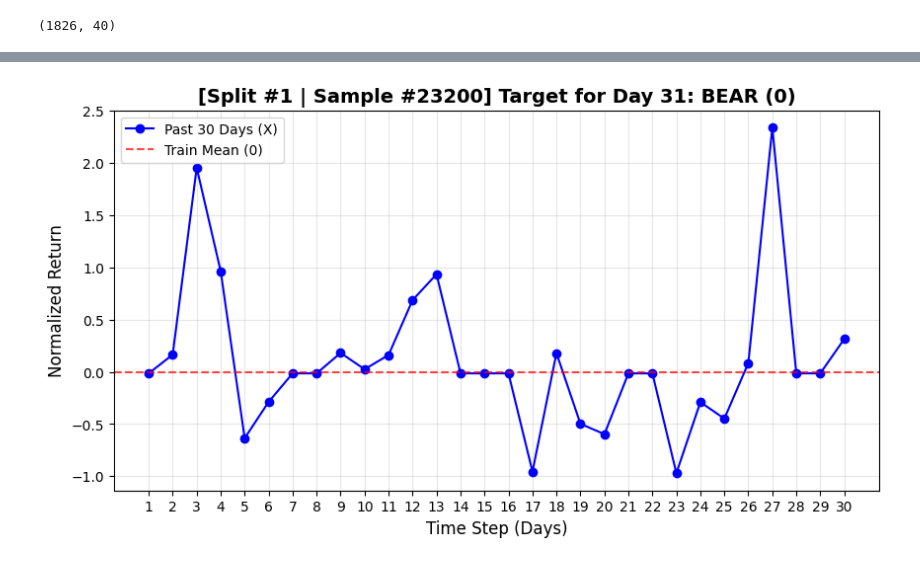
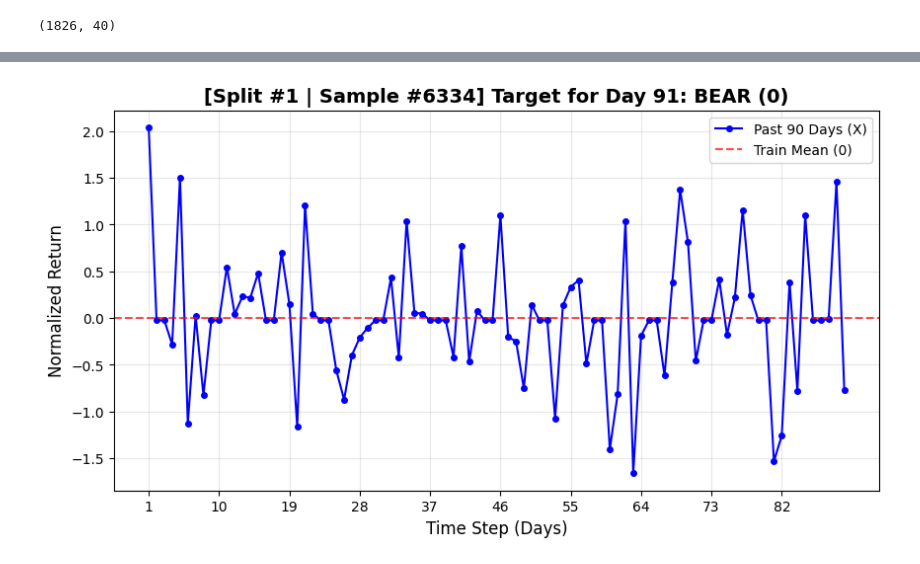
Before and after one commit to FredrickNam/StockPricePrediction, a Jupyter notebook: notebooks/Changwoo Nam/week06-2.ipynb, the cells around one changed output, grey strips where cells are left out. Cells and saved outputs as stored; diff of their text form; code cells hidden in the pictures.

```diff
--- a/notebooks/Changwoo Nam/week06-2.ipynb
+++ b/notebooks/Changwoo Nam/week06-2.ipynb
@@ -162,38 +154,46 @@ for idx, (X_tr, y_tr, X_te, y_te) in enumerate(splits_30):
 # %%
 import matplotlib.pyplot as plt
 import random
 import numpy as np
 
-# 1. 3개의 연구 세트 중 구경하고 싶은 세트 선택 (0: 1회차, 1: 2회차, 2: 3회차)
+# 1. 연구 세트 선택 (0번 ~ 8번 입력 가능)
 target_split = 0
 
-# 선택한 세트에서 Train 데이터와 정답지만 쏙 빼오기 (Test 데이터는 _ 로 무시)
-X_train_split, y_train_split, _, _ = splits_30[target_split]
+# 변수명은 현재 가지고 계신 데이터 변수명
+X_train_split, y_train_split, _, _ = splits_30_paper[target_split]
 
-# 2. 선택된 Train 데이터 안에서 랜덤으로 문제 번호 하나 뽑기
+# 2. 랜덤으로 문제 번호 하나 뽑기
 random_idx = random.randint(0, len(X_train_split) - 1)
 
-# 3. 해당 문제의 X(과거 30일 패턴)와 y(내일의 정답) 가져오기
+# 3. 데이터 가져오기
 sample_X = X_train_split[random_idx].flatten()
 sample_y = y_train_split[random_idx]
 
-# 4. 정답 라벨(0 또는 1)을 사람이 읽기 쉽게 변환
+# 데이터의 실제 길이를 자동으로 파악 (30이면 30, 90이면 90)
+seq_len = len(sample_X)
+
+# 4. 정답 라벨 변환
 target_text = "BULL (1)" if sample_y == 1 else "BEAR (0)"
 
 # 5. 그래프 그리기
 plt.figure(figsize=(10, 5))
-plt.plot(range(1, 31), sample_X, marker='o', linestyle='-', color='b', label='Past 30 Days (X)')
 
-# 0선 (평균선) 긋기: 해당 Split의 Train 평균선
+# X축과 데이터를 맞춤!
+plt.plot(range(1, seq_len + 1), sample_X, marker='o', linestyle='-', color='b', markersize=4, label=f'Past {seq_len} Days (X)')
+
 plt.axhline(0, color='red', linestyle='--', alpha=0.7, label='Train Mean (0)')
 
-# 그래프 꾸미기
-plt.title(f"[Split #{target_split + 1} | Sample #{random_idx}] Target for Day 31: {target_text}", fontsize=14, fontweight='bold')
+# 타이틀과 축도 시퀀스 길이에 맞춰서 자동 출력
+plt.title(f"[Split #{target_split + 1} | Sample #{random_idx}] Target for Day {seq_len + 1}: {target_text}", fontsize=14, fontweight='bold')
 plt.xlabel("Time Step (Days)", fontsize=12)
 plt.ylabel("Normalized Return", fontsize=12)
-plt.xticks(range(1, 31)) # x축에 1~30일 표시
+
+# X축 눈금이 90개면 너무 지저분하니까 10일 단위 정도로 큼직하게 표시 (원리: seq_len을 10등분)
+step = max(1, seq_len // 10)
+plt.xticks(range(1, seq_len + 1, step))
+
 plt.grid(True, alpha=0.3)
 plt.legend()
 plt.show()
 # %% [output]
-[figure, old version]
+[figure, new version]
```
Also changed, not shown: parts of 1 cell of this notebook.
